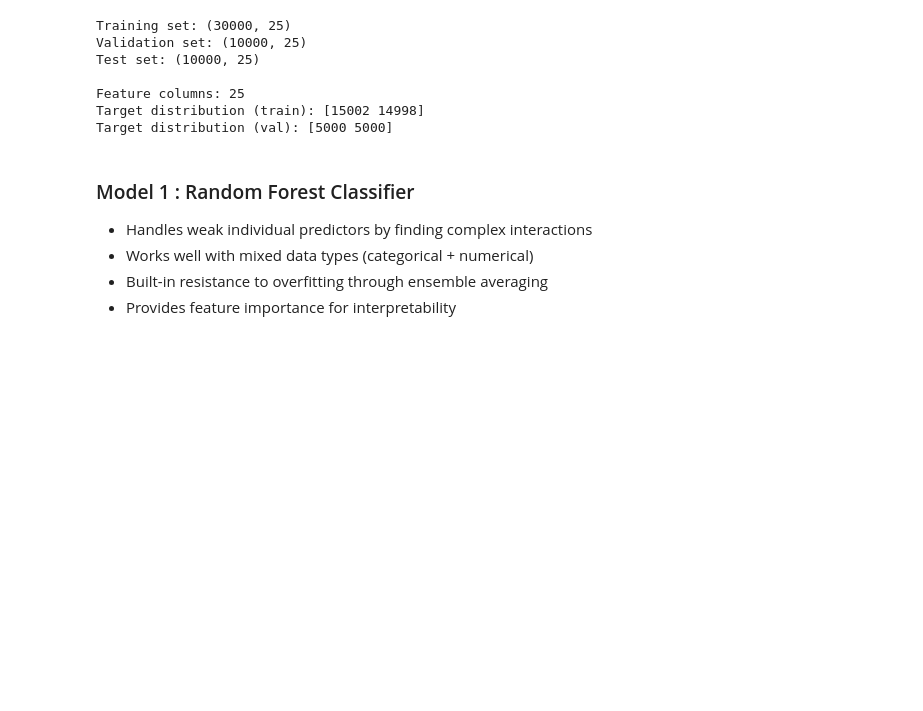
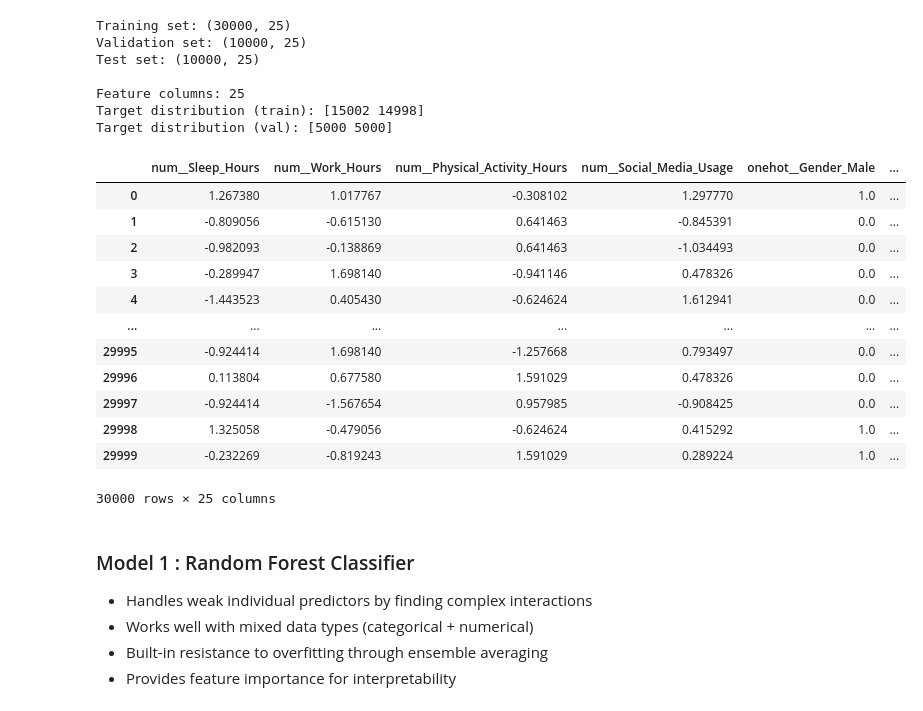
Before and after one commit to DanielMelo46/Machine_Learning-_Term_Project, a Jupyter notebook: Term Project/training_part_A.ipynb, the cells around one changed output. Drawn from its saved outputs; the diff is of its cells as text; code cells hidden in the pictures; blank space fills up the shorter version.

```diff
--- a/Term Project/training_part_A.ipynb
+++ b/Term Project/training_part_A.ipynb
@@ -40,6 +40,22 @@ Test set: (10000, 25)
 Feature columns: 25
 Target distribution (train): [15002 14998]
 Target distribution (val): [5000 5000]
+# %%
+X_train
+# %% [output]
+|  | num__Sleep_Hours | num__Work_Hours | num__Physical_Activity_Hours | num__Social_Media_Usage | onehot__Gender_Male | ... |
+| 0 | 1.267380 | 1.017767 | -0.308102 | 1.297770 | 1.0 | ... |
+| 1 | -0.809056 | -0.615130 | 0.641463 | -0.845391 | 0.0 | ... |
+| 2 | -0.982093 | -0.138869 | 0.641463 | -1.034493 | 0.0 | ... |
+| 3 | -0.289947 | 1.698140 | -0.941146 | 0.478326 | 0.0 | ... |
+| 4 | -1.443523 | 0.405430 | -0.624624 | 1.612941 | 0.0 | ... |
+| ... | ... | ... | ... | ... | ... | ... |
+| 29995 | -0.924414 | 1.698140 | -1.257668 | 0.793497 | 0.0 | ... |
+| 29996 | 0.113804 | 0.677580 | 1.591029 | 0.478326 | 0.0 | ... |
+| 29997 | -0.924414 | -1.567654 | 0.957985 | -0.908425 | 0.0 | ... |
+| 29998 | 1.325058 | -0.479056 | -0.624624 | 0.415292 | 1.0 | ... |
+| 29999 | -0.232269 | -0.819243 | 1.591029 | 0.289224 | 1.0 | ... |
+30000 rows × 25 columns
 # %% [markdown]
 ### Model 1 : Random Forest Classifier
 
```
Also changed, not shown: 1 other file.
